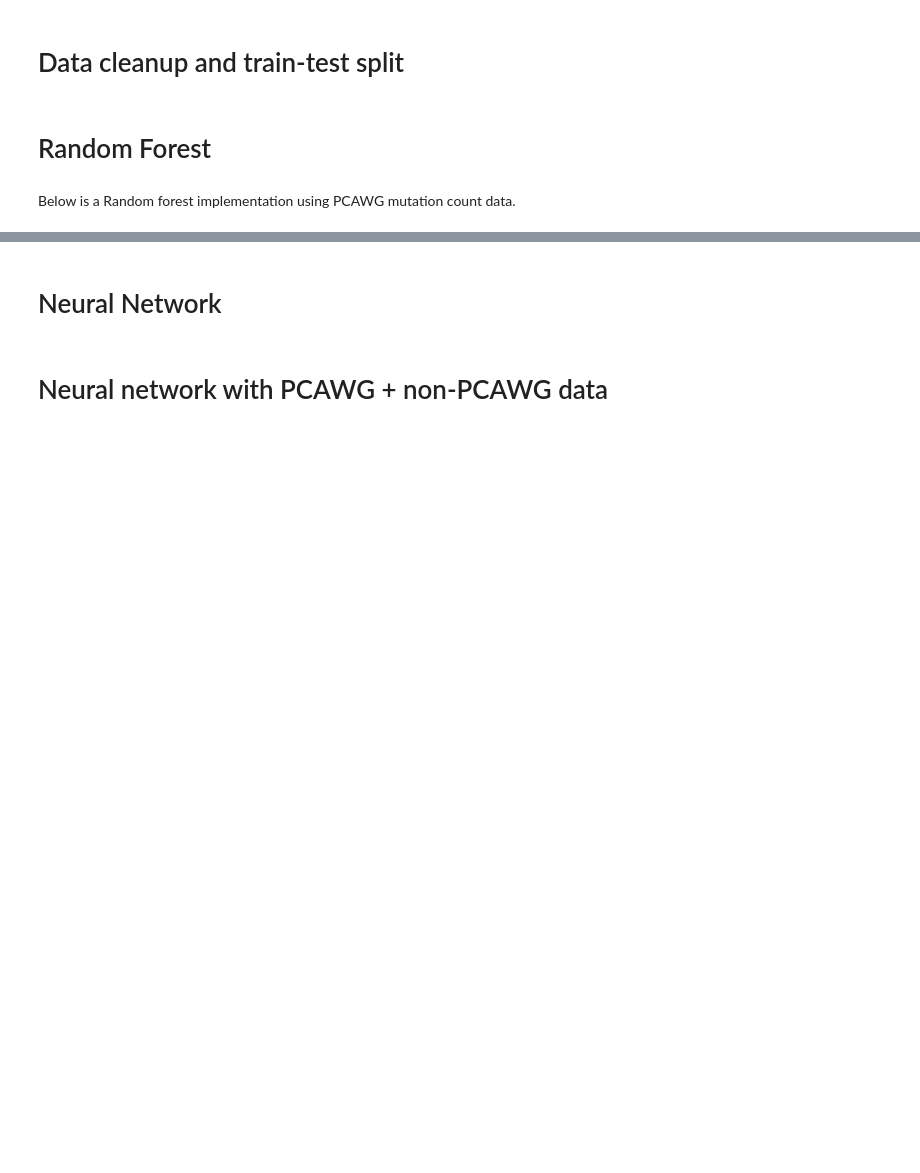
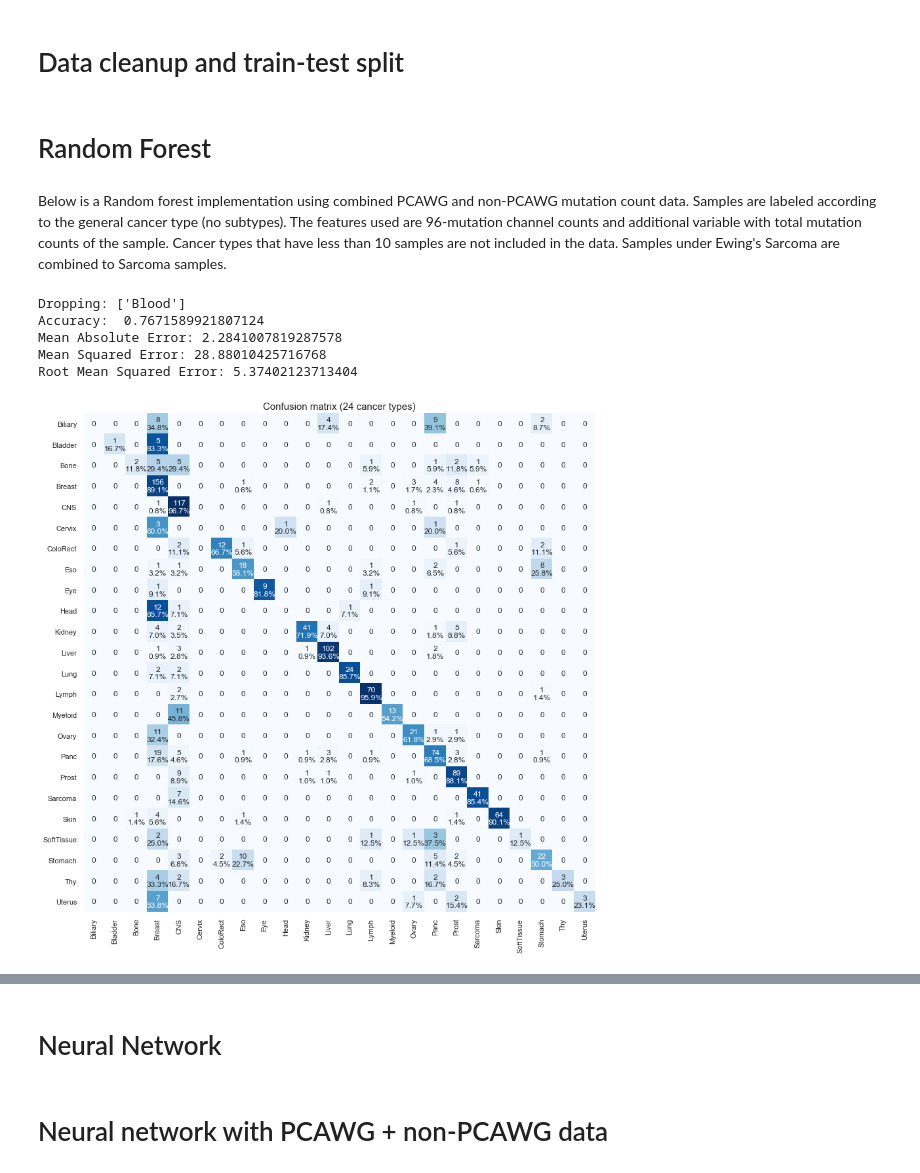
Before and after one commit to dovydask/MLMB-project, a Jupyter notebook: group_project.ipynb, the cells around one changed output, grey strips where cells are left out. Cells and saved outputs as stored; diff of their text form; code cells hidden in the pictures; blank space fills up the shorter version.

```diff
--- a/group_project.ipynb
+++ b/group_project.ipynb
@@ -409,5 +420,24 @@ def random_forest(train_x, test_x, train_y, test_y, y_labs):
     confusion_matrix_plot(cmat_rf, y_labs, "Confusion matrix (" + str(len(y_labs)) + " cancer types)")
 
     return rf
-# %% [markdown]
-Below is a Random forest implementation using PCAWG mutation count data.
+# %% [markdown]
+Below is a Random forest implementation using combined PCAWG and non-PCAWG mutation count data. Samples are labeled according to the general cancer type (no subtypes). The features used are 96-mutation channel counts and additional variable with total mutation counts of the sample. Cancer types that have less than 10 samples are not included in the data. Samples under Ewing's Sarcoma are combined to Sarcoma samples.
+# %%
+d1 = construct_dataset(PCAWG_wgs_mut, subtypes=False, sample_cutoff=0)
+d2 = construct_dataset(nonPCAWG_wgs_mut, subtypes=False, sample_cutoff=0)
+data_rf = pd.concat([d1, d2])
+data_rf = data_rf.drop("ALL")
+data_rf = data_rf.rename(index = {"Ewings": "Sarcoma"})
+data_rf = data_rf.rename(index = {"AML": "Myeloid"})
+data_rf = data_rf.drop(manual_drop(data_rf.index.values, 10))
+data_rf = data_rf.sort_index()
+
+train_rf_x, test_rf_x, train_rf_y, test_rf_y, y_labels = prepare_rf_data(data_rf)
+rf = random_forest(train_rf_x, test_rf_x, train_rf_y, test_rf_y, y_labels)
+# %% [output]
+Dropping: ['Blood']
+Accuracy:  0.7671589921807124
+Mean Absolute Error: 2.2841007819287578
+Mean Squared Error: 28.88010425716768
+Root Mean Squared Error: 5.37402123713404
+[figure, added]
```
Also changed, not shown: parts of 40 cells of this notebook.
